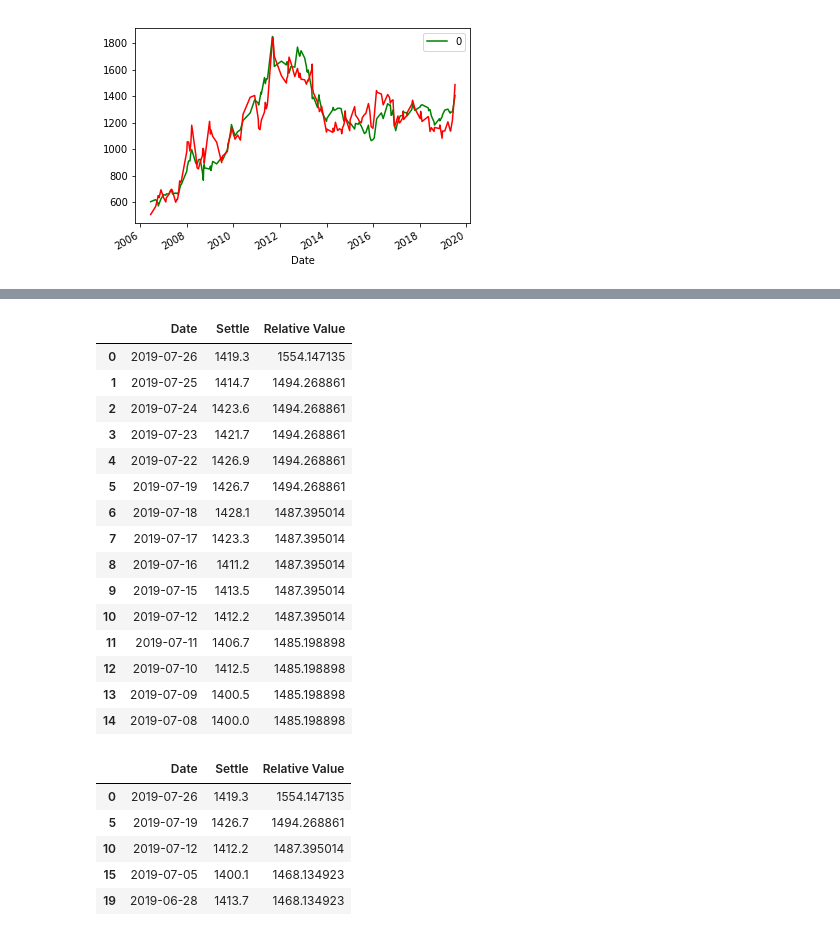
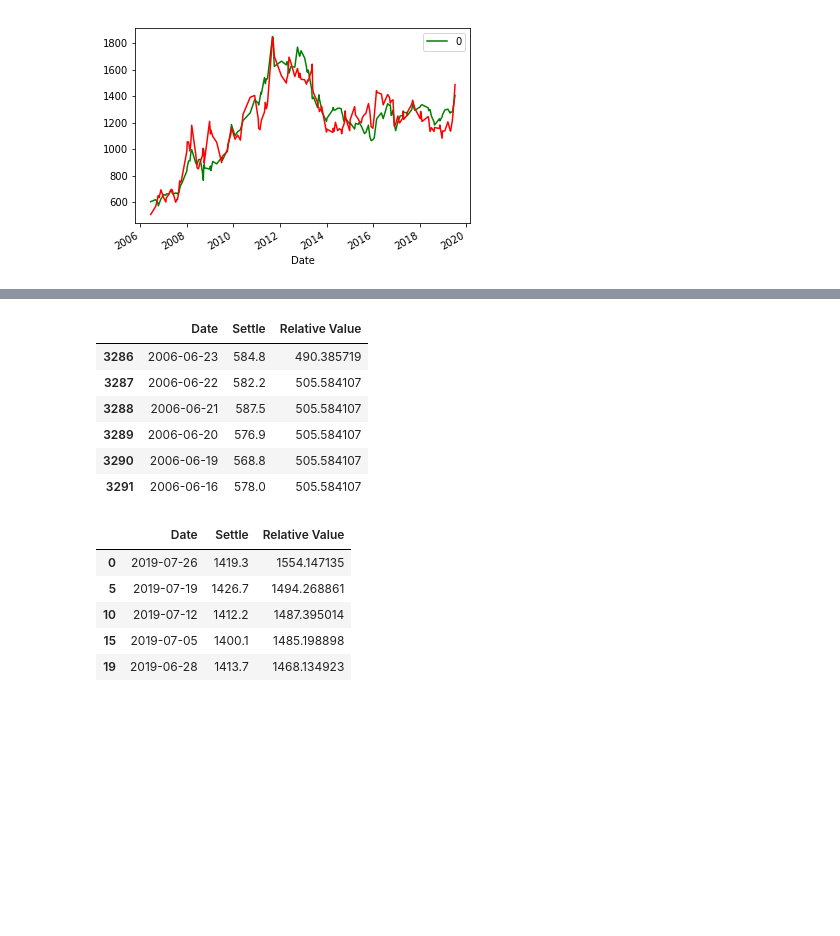
Before and after one commit to CaptainPica/Precious_Metals_Trading, a Jupyter notebook: notebooks/Gold SVR Models.ipynb, the cells around one changed output, grey strips where cells are left out. Cells and saved outputs as stored; diff of their text form; code cells hidden in the pictures; blank space fills up the shorter version.

```diff
--- a/notebooks/Gold SVR Models.ipynb
+++ b/notebooks/Gold SVR Models.ipynb
@@ -15,20 +15,20 @@ df = pd.read_csv(f"../data/csv/{metal}_Data.csv",index_col="Business_Week")
 df = df.drop(df.columns[0],axis=1)
 df = df.drop(df.columns[9],axis=1)
 df = df.dropna(axis=1)
-# # Makes graphs easier to interpret and match up. This is unimportent for
-# # this model.
-# df["Date"] = pd.to_datetime(df["Date"],infer_datetime_format=True)
-# df = df.reset_index(drop=True)
-# for i in range(len(df.index)):
-#     if df["Date"][i].weekday() != 1:
-#         try:
-#             df.at[i,"Date"] = df["Date"][i-1]+timedelta(days=7)
-#         except:
-#             df.at[i,"Date"] = df["Date"][i+1]-timedelta(days=7)
-# # print(df.iloc[29,:])
-# df.set_index("Date",inplace=True)
-# df = df.asfreq("W-TUE")
-# df = df.dropna()
+# Makes graphs easier to interpret and match up. This is unimportent for
+# this model.
+df["Date"] = pd.to_datetime(df["Date"],infer_datetime_format=True)
+df = df.reset_index(drop=True)
+for i in range(len(df.index)):
+    if df["Date"][i].weekday() != 1:
+        if((df["Date"][i]+timedelta(days=1)).weekday() == 1):
+            df.at[i,"Date"] = df["Date"][i]+timedelta(days=1)
+        else:
+            df.at[i,"Date"] = df["Date"][i]-timedelta(days=1)
+# print(df.iloc[29,:])
+df.set_index("Date",inplace=True)
+df = df.asfreq("W-TUE")
+df = df.dropna()
 # %%
 df.tail()
 # %% [output]
@@ -124,6 +129,7 @@ predictions_all = pd.DataFrame(testy.predict(X),index=X.index)
 predictions_all = pd.DataFrame(scaler_gold.inverse_transform(predictions_all),index=predictions_all.index)
 predictions_all.columns = ["Relative Value"]
 predictions_all = predictions_all.reset_index()
+predictions_all["Date"] = predictions_all["Date"].apply(lambda x: x + timedelta(days=3))
 predictions_all.tail()
 # %% [output]
 |  | Date | Relative Value |
@@ -146,32 +146,21 @@ predictions2.tail()
 # %%
 daily_transform_url = f"../data/csv/{metal}Prices.csv"
 daily = pd.read_csv(daily_transform_url)[["Date","Settle"]]
 daily["Date"] = pd.to_datetime(daily["Date"],infer_datetime_format=True)
 daily = daily.merge(predictions_all,on="Date",how="left")
 daily = daily.fillna(method="bfill")
 daily = daily.dropna()
-for i in range(len(daily.index)-3):
-    daily.at[i,"Relative Value"] = daily["Relative Value"][i+3]
-daily = daily.iloc[:len(daily.index)-3]
+# daily = daily.iloc[:len(daily.index)-3]
 daily.to_csv(f"../data/csv/{metal}_SVR_Daily.csv",index=False)
-daily.head(15)
+daily.tail(6)
 # %% [output]
 |  | Date | Settle | Relative Value |
-| 0 | 2019-07-26 | 1419.3 | 1554.147135 |
-| 1 | 2019-07-25 | 1414.7 | 1494.268861 |
-| 2 | 2019-07-24 | 1423.6 | 1494.268861 |
-| 3 | 2019-07-23 | 1421.7 | 1494.268861 |
-| 4 | 2019-07-22 | 1426.9 | 1494.268861 |
-| 5 | 2019-07-19 | 1426.7 | 1494.268861 |
-| 6 | 2019-07-18 | 1428.1 | 1487.395014 |
-| 7 | 2019-07-17 | 1423.3 | 1487.395014 |
-| 8 | 2019-07-16 | 1411.2 | 1487.395014 |
-| 9 | 2019-07-15 | 1413.5 | 1487.395014 |
-| 10 | 2019-07-12 | 1412.2 | 1487.395014 |
-| 11 | 2019-07-11 | 1406.7 | 1485.198898 |
-| 12 | 2019-07-10 | 1412.5 | 1485.198898 |
-| 13 | 2019-07-09 | 1400.5 | 1485.198898 |
-| 14 | 2019-07-08 | 1400.0 | 1485.198898 |
+| 3286 | 2006-06-23 | 584.8 | 490.385719 |
+| 3287 | 2006-06-22 | 582.2 | 505.584107 |
+| 3288 | 2006-06-21 | 587.5 | 505.584107 |
+| 3289 | 2006-06-20 | 576.9 | 505.584107 |
+| 3290 | 2006-06-19 | 568.8 | 505.584107 |
+| 3291 | 2006-06-16 | 578.0 | 505.584107 |
 # %%
 weekly = daily.loc[[True if day.weekday() == 4 else False for day in daily["Date"]]]
 weekly.to_csv(f"../data/csv/{metal}_SVR_Weekly.csv",index=False)
@@ -181,5 +170,5 @@ weekly.head()
 | 0 | 2019-07-26 | 1419.3 | 1554.147135 |
 | 5 | 2019-07-19 | 1426.7 | 1494.268861 |
 | 10 | 2019-07-12 | 1412.2 | 1487.395014 |
-| 15 | 2019-07-05 | 1400.1 | 1468.134923 |
+| 15 | 2019-07-05 | 1400.1 | 1485.198898 |
 | 19 | 2019-06-28 | 1413.7 | 1468.134923 |
```
Also changed, not shown: parts of 5 cells of this notebook, 3 other files.
